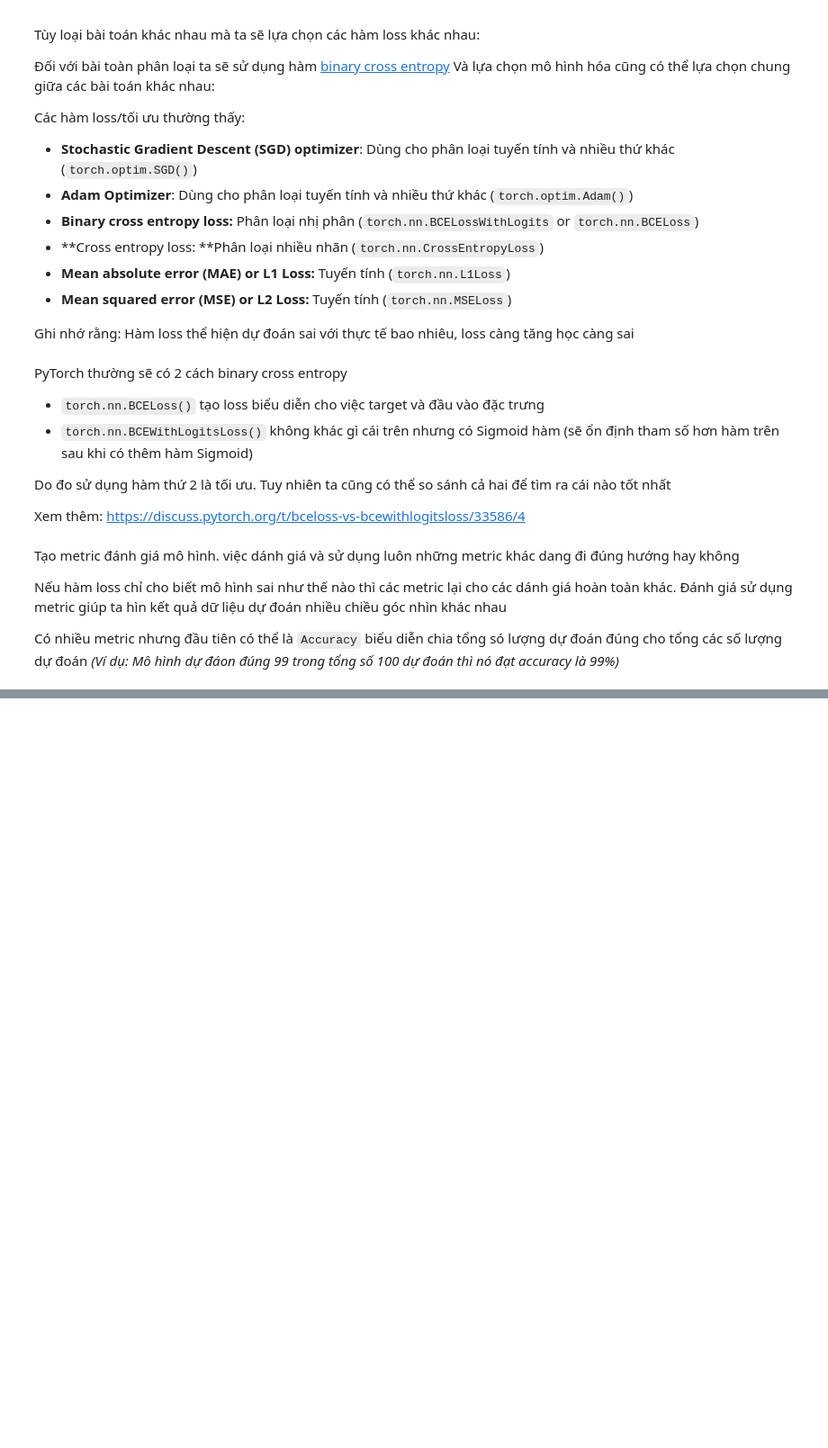
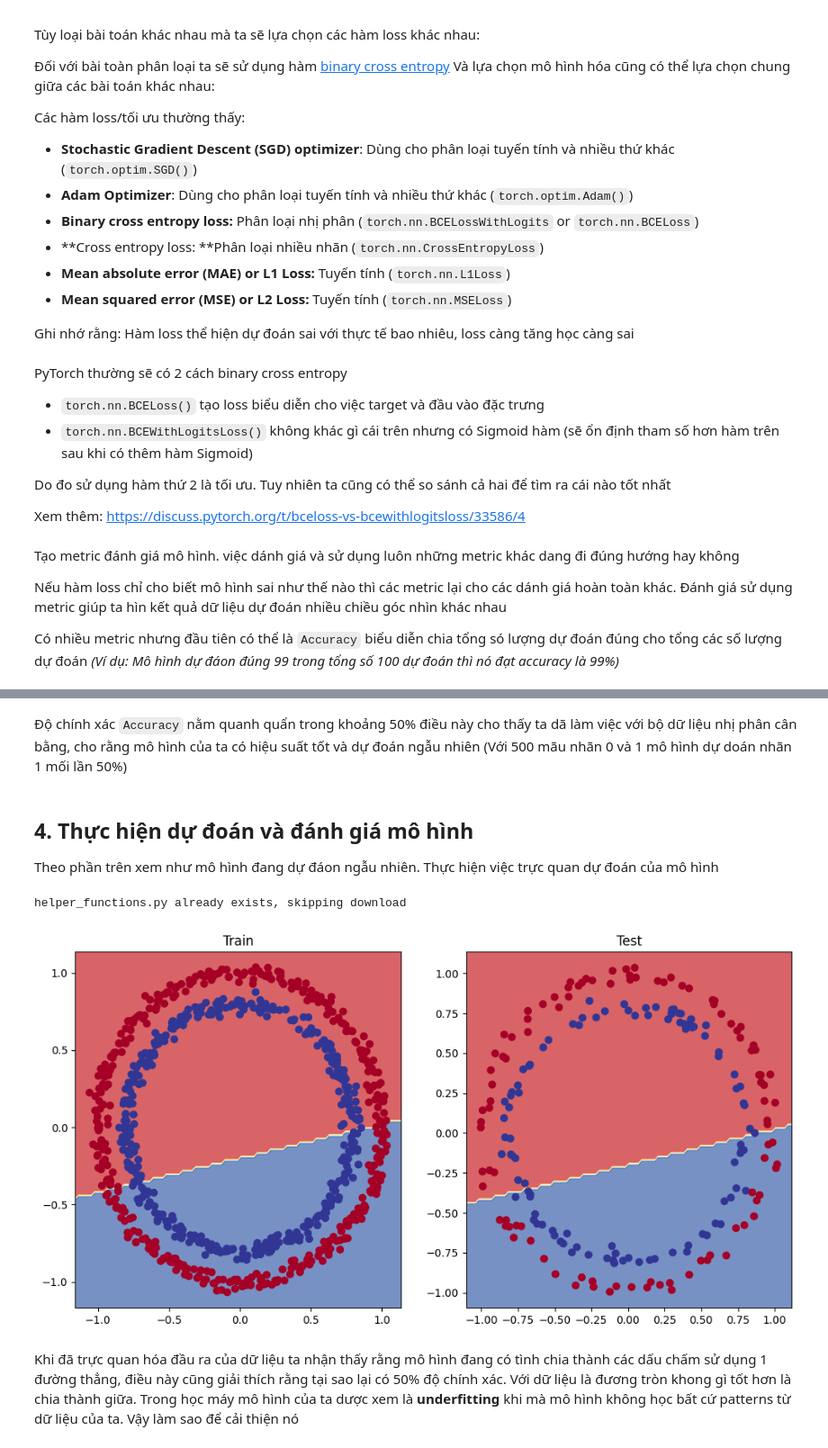
Before and after one commit to TienNguyen0712/ai-engineer-journey, a Jupyter notebook: chapter2_pytorch_neural_network_classification/chapter2_pytorch_neural_network_classification.ipynb, the cells around one changed output, grey strips where cells are left out. Shown at 90% size. Drawn from its saved outputs; the diff is of its cells as text; code cells hidden in the pictures; blank space fills up the shorter version.

```diff
--- a/chapter2_pytorch_neural_network_classification/chapter2_pytorch_neural_network_classification.ipynb
+++ b/chapter2_pytorch_neural_network_classification/chapter2_pytorch_neural_network_classification.ipynb
@@ -331,0 +342,4 @@ Nhắc lại về các bước training loop
+# %%
+# Xem qua 5 dữ liệu đầu ra khi qua hàm forward trên tập dữ liệu testing
+y_logits = model_0(X_test.to(device))[:5]
+y_logits
@@ -331,0 +468,35 @@ Nhắc lại về các bước training loop
+# %% [markdown]
+Độ chính xác `Accuracy` nằm quanh quẩn trong khoảng 50% điều này cho thấy ta dã làm việc với bộ dữ liệu nhị phân cân bằng, cho rằng mô hình của ta có hiệu suất tốt và dự đoán ngẫu nhiên (Với 500 mãu nhãn 0 và 1 mô hình dự doán nhãn 1 mối lần 50%)
+# %% [markdown]
+## **4. Thực hiện dự đoán và đánh giá mô hình**
+
+Theo phần trên xem như mô hình đang dự đáon ngẫu nhiên. Thực hiện việc trực quan dự đoán của mô hình
+# %%
+import requests
+from pathlib import Path
+
+# Download helper functions from Learn PyTorch repo (if not already downloaded)
+if Path("helper_functions.py").is_file():
+  print("helper_functions.py already exists, skipping download")
+else:
+  print("Downloading helper_functions.py")
+  request = requests.get("https://raw.githubusercontent.com/mrdbourke/pytorch-deep-learning/main/helper_functions.py")
+  with open("helper_functions.py", "wb") as f:
+    f.write(request.content)
+
+from helper_functions import plot_predictions, plot_decision_boundary
+# %% [output]
+helper_functions.py already exists, skipping download
+# %%
+# Plot decision boundaries for training and test sets
+plt.figure(figsize=(12, 6))
+plt.subplot(1, 2, 1)
+plt.title("Train")
+plot_decision_boundary(model_0, X_train, y_train)
+plt.subplot(1, 2, 2)
+plt.title("Test")
+plot_decision_boundary(model_0, X_test, y_test)
+# %% [output]
+[figure, added]
+# %% [markdown]
+Khi đã trực quan hóa đầu ra của dữ liệu ta nhận thấy rằng mô hình đang có tình chia thành các dấu chấm sử dụng 1 đường thẳng, điều này cũng giải thích rằng tại sao lại có 50% độ chính xác. Với dữ liệu là đương tròn khong gì tốt hơn là chia thành giữa. Trong học máy mô hình của ta dược xem là **underfitting** khi mà mô hình không học bất cứ patterns từ dữ liệu của ta. Vậy làm sao để cải thiện nó
```
Also changed, not shown: parts of 14 cells of this notebook.
